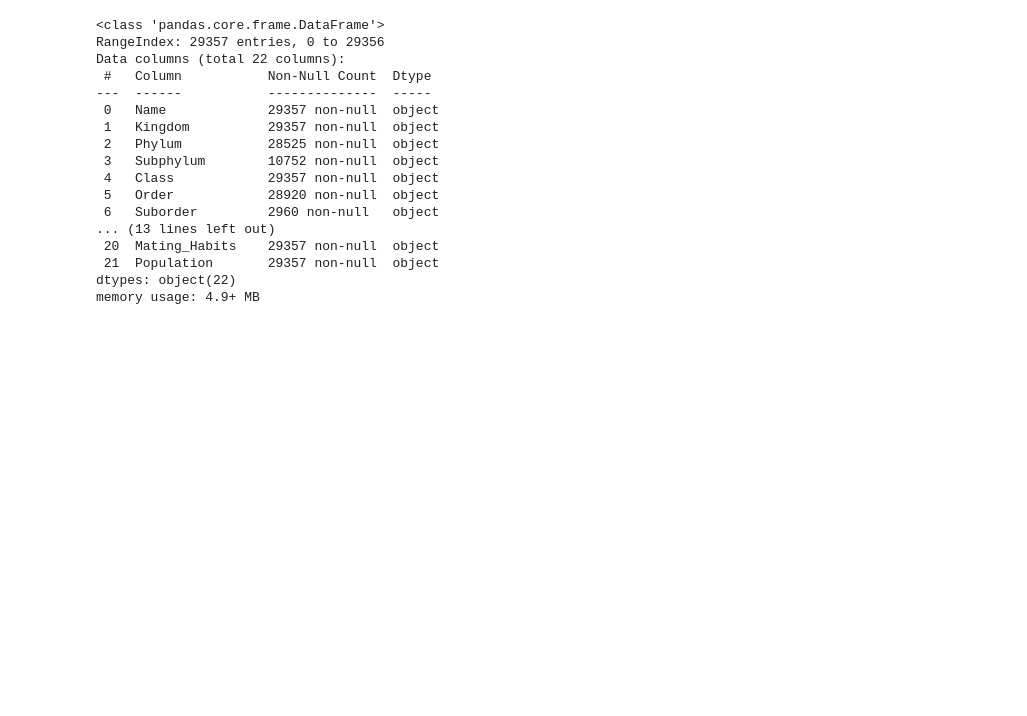
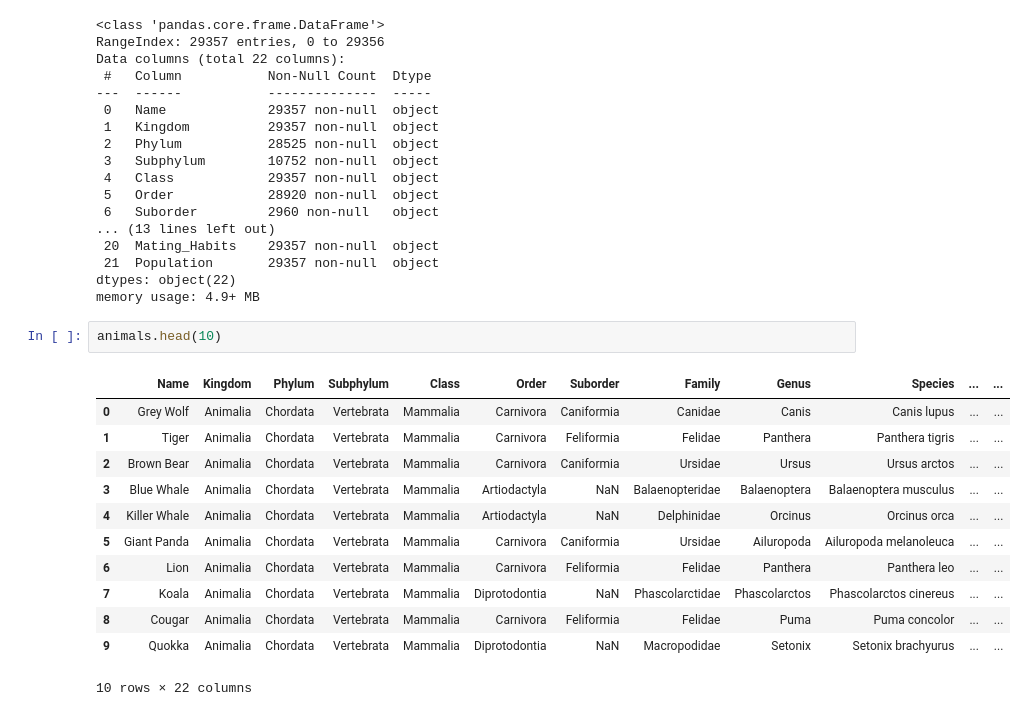
Before and after one commit to dmm4613/animal-kingdom, a Jupyter notebook: notebook.ipynb, the cells around one changed output. Drawn from its saved outputs; the diff is of its cells as text; blank space fills up the shorter version.

```diff
--- a/notebook.ipynb
+++ b/notebook.ipynb
@@ -28,3 +28,18 @@ Data columns (total 22 columns):
  21  Population       29357 non-null  object
 dtypes: object(22)
 memory usage: 4.9+ MB
+# %%
+animals.head(10)
+# %% [output]
+|  | Name | Kingdom | Phylum | Subphylum | Class | Order | Suborder | Family | Genus | Species | ... | ... |
+| 0 | Grey Wolf | Animalia | Chordata | Vertebrata | Mammalia | Carnivora | Caniformia | Canidae | Canis | Canis lupus | ... | ... |
+| 1 | Tiger | Animalia | Chordata | Vertebrata | Mammalia | Carnivora | Feliformia | Felidae | Panthera | Panthera tigris | ... | ... |
+| 2 | Brown Bear | Animalia | Chordata | Vertebrata | Mammalia | Carnivora | Caniformia | Ursidae | Ursus | Ursus arctos | ... | ... |
+| 3 | Blue Whale | Animalia | Chordata | Vertebrata | Mammalia | Artiodactyla | NaN | Balaenopteridae | Balaenoptera | Balaenoptera musculus | ... | ... |
+| 4 | Killer Whale | Animalia | Chordata | Vertebrata | Mammalia | Artiodactyla | NaN | Delphinidae | Orcinus | Orcinus orca | ... | ... |
+| 5 | Giant Panda | Animalia | Chordata | Vertebrata | Mammalia | Carnivora | Caniformia | Ursidae | Ailuropoda | Ailuropoda melanoleuca | ... | ... |
+| 6 | Lion | Animalia | Chordata | Vertebrata | Mammalia | Carnivora | Feliformia | Felidae | Panthera | Panthera leo | ... | ... |
+| 7 | Koala | Animalia | Chordata | Vertebrata | Mammalia | Diprotodontia | NaN | Phascolarctidae | Phascolarctos | Phascolarctos cinereus | ... | ... |
+| 8 | Cougar | Animalia | Chordata | Vertebrata | Mammalia | Carnivora | Feliformia | Felidae | Puma | Puma concolor | ... | ... |
+| 9 | Quokka | Animalia | Chordata | Vertebrata | Mammalia | Diprotodontia | NaN | Macropodidae | Setonix | Setonix brachyurus | ... | ... |
+10 rows × 22 columns
```
Also changed, not shown: parts of 24 cells of this notebook, 1 other file.
